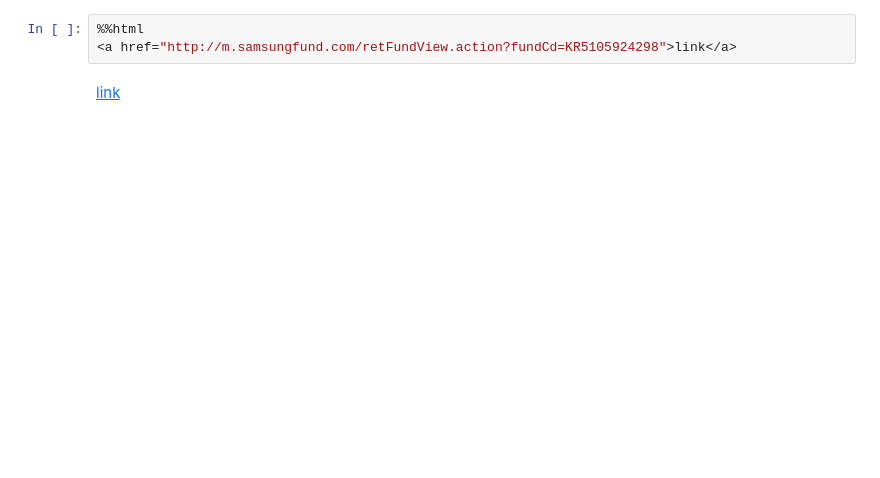
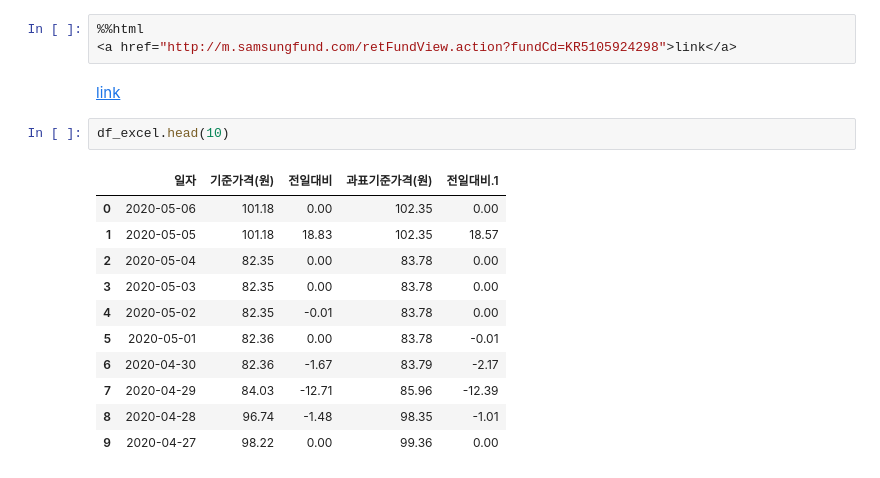
Before and after one commit to MinhoJu/SRT, a Jupyter notebook: WTI.ipynb, the cells around one changed output. Saved outputs shown, nothing was run; the diff lists cells and outputs as text; blank space fills up the shorter version.

```diff
--- a/WTI.ipynb
+++ b/WTI.ipynb
@@ -144,3 +144,17 @@ plt.show()
 <a href="http://m.samsungfund.com/retFundView.action?fundCd=KR5105924298">link</a>
 # %% [output]
 link
+# %%
+df_excel.head(10)
+# %% [output]
+|  | 일자 | 기준가격(원) | 전일대비 | 과표기준가격(원) | 전일대비.1 |
+| 0 | 2020-05-06 | 101.18 | 0.00 | 102.35 | 0.00 |
+| 1 | 2020-05-05 | 101.18 | 18.83 | 102.35 | 18.57 |
+| 2 | 2020-05-04 | 82.35 | 0.00 | 83.78 | 0.00 |
+| 3 | 2020-05-03 | 82.35 | 0.00 | 83.78 | 0.00 |
+| 4 | 2020-05-02 | 82.35 | -0.01 | 83.78 | 0.00 |
+| 5 | 2020-05-01 | 82.36 | 0.00 | 83.78 | -0.01 |
+| 6 | 2020-04-30 | 82.36 | -1.67 | 83.79 | -2.17 |
+| 7 | 2020-04-29 | 84.03 | -12.71 | 85.96 | -12.39 |
+| 8 | 2020-04-28 | 96.74 | -1.48 | 98.35 | -1.01 |
+| 9 | 2020-04-27 | 98.22 | 0.00 | 99.36 | 0.00 |
```
Also changed, not shown: parts of 5 cells of this notebook.
